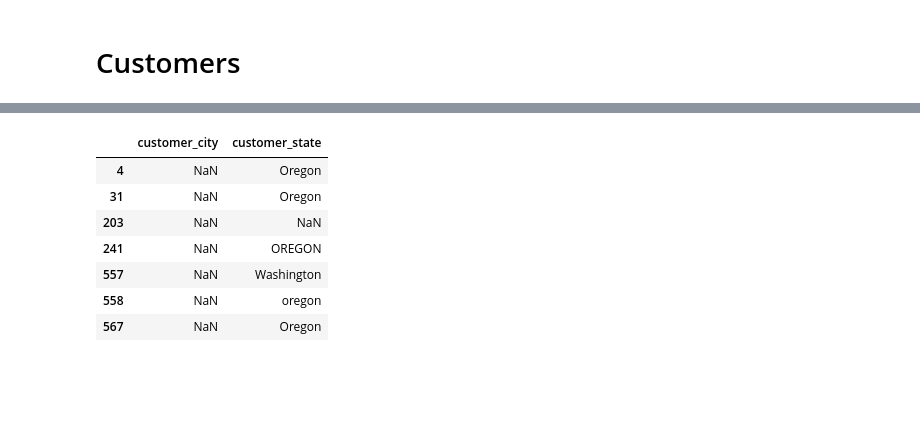
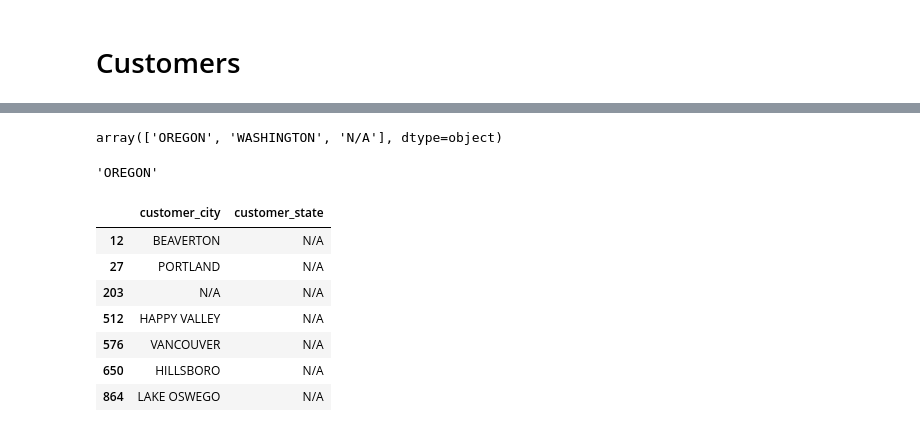
Before and after one commit to homoludens/library_example, a Jupyter notebook: library_eda.ipynb, the cells around one changed output, grey strips where cells are left out. Drawn from its saved outputs; the diff is of its cells as text; code cells hidden in the pictures; blank space fills up the shorter version.

Commit message:
data prepared and merged, cleanup needed

```diff
--- a/library_eda.ipynb
+++ b/library_eda.ipynb
@@ -223,0 +308,4 @@ books_df["book_pages"] = books_df.book_pages.apply(lambda x: clean_page_count(x)
+# %%
+customers_df['customer_education'] = customers_df.customer_education.fillna('NA')
+customers_df['customer_education'] = customers_df.customer_education.apply(lambda x: clean_state(x))
+customers_df['customer_education'] = customers_df.customer_education.apply(lambda x: x.replace(' ', '').replace('   ', '').replace('  ', ''))
@@ -223,0 +321,4 @@ books_df["book_pages"] = books_df.book_pages.apply(lambda x: clean_page_count(x)
+# %%
+customers_df['customer_occupation'] = customers_df.customer_occupation.fillna('NA')
+customers_df['customer_occupation'] = customers_df.customer_occupation.apply(lambda x: clean_state(x))
+customers_df['customer_occupation'] = customers_df.customer_occupation.apply(lambda x: x.replace(' ', '').replace('   ', '').replace('  ', ''))
@@ -223,0 +330,2 @@ books_df["book_pages"] = books_df.book_pages.apply(lambda x: clean_page_count(x)
+# %%
+customers_df['customer_street_address'] = customers_df.customer_street_address.apply(lambda x: clean_state(x))
@@ -224 +342,3 @@ books_df["book_pages"] = books_df.book_pages.apply(lambda x: clean_page_count(x)
+# %%
+customers_df["geometry"]  = customers_df["address"].apply(get_gps_coordinates)
 # %%
@@ -235,12 +373,20 @@ Index(['customer_id', 'customer_name', 'customer_street_address',
       dtype='object')
+# %%
+customers_df.customer_state.unique()
+# %% [output]
+array(['OREGON', 'WASHINGTON', 'N/A'], dtype=object)
+# %%
+customers_df.customer_state.loc[567]
+# %% [output]
+'OREGON'
 # %%
-customers_df[customers_df.customer_city.isna()][['customer_city', 'customer_state']].drop_duplicates()
+customers_df[customers_df.customer_state=='N/A'][['customer_city', 'customer_state']].drop_duplicates()
 # %% [output]
 |  | customer_city | customer_state |
-| 4 | NaN | Oregon |
-| 31 | NaN | Oregon |
-| 203 | NaN | NaN |
-| 241 | NaN | OREGON |
-| 557 | NaN | Washington |
-| 558 | NaN | oregon |
-| 567 | NaN | Oregon |
+| 12 | BEAVERTON | N/A |
+| 27 | PORTLAND | N/A |
+| 203 | N/A | N/A |
+| 512 | HAPPY VALLEY | N/A |
+| 576 | VANCOUVER | N/A |
+| 650 | HILLSBORO | N/A |
+| 864 | LAKE OSWEGO | N/A |
```
Also changed, not shown: parts of 133 cells of this notebook.
